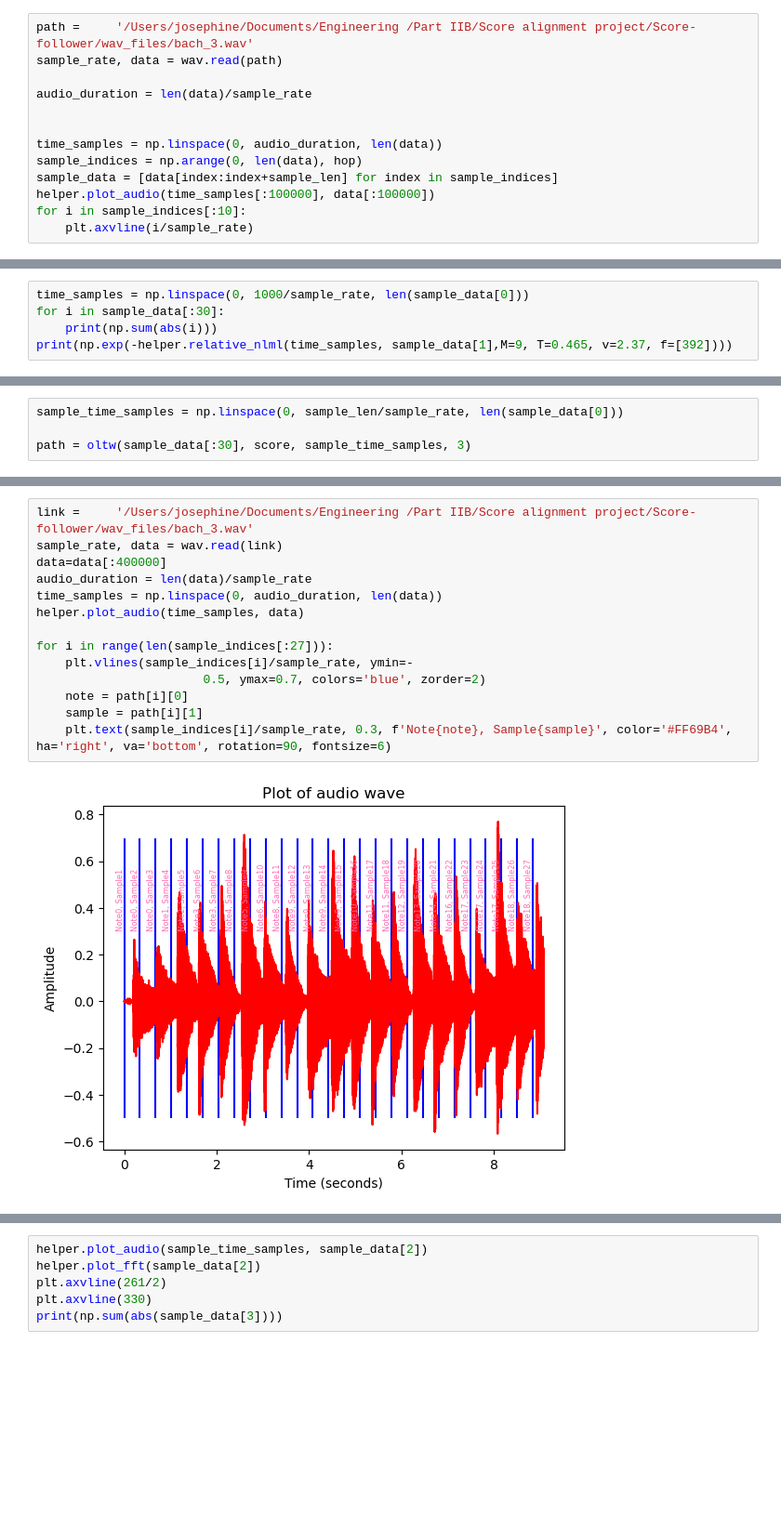
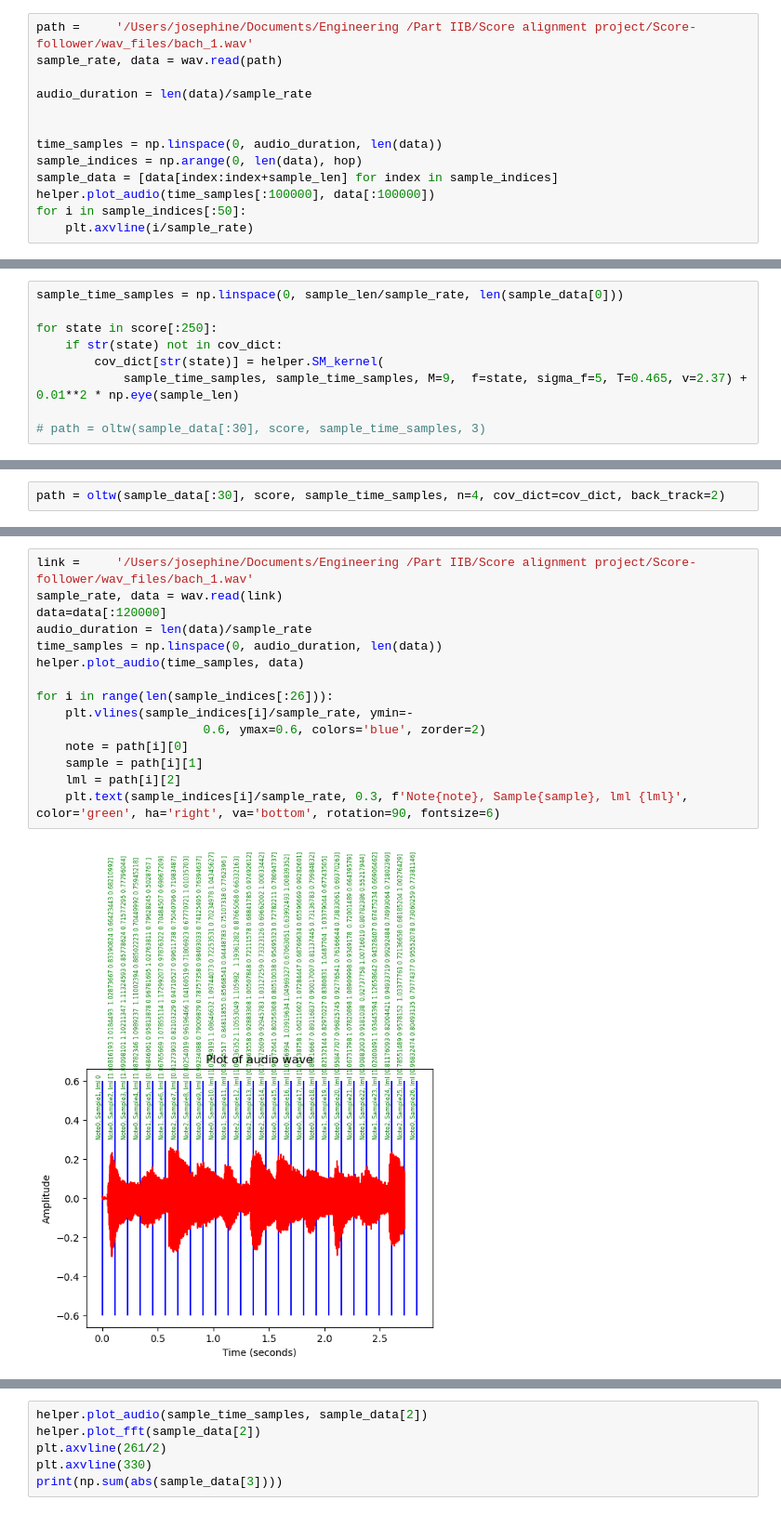
Before and after one commit to josephinecowley/Score-follower, a Jupyter notebook: GP_models/no_onset_detection.ipynb, the cells around one changed output, grey strips where cells are left out. Shown at 93% size. Drawn from its saved outputs; the diff is of its cells as text; blank space fills up the shorter version.

Commit message:
feat: added back_track fixes

```diff
--- a/GP_models/no_onset_detection.ipynb
+++ b/GP_models/no_onset_detection.ipynb
@@ -27,5 +30,5 @@ sample_len = 1000
 # %%
-path =     '/Users/josephine/Documents/Engineering /Part IIB/Score alignment project/Score-follower/wav_files/bach_3.wav'
+path =     '/Users/josephine/Documents/Engineering /Part IIB/Score alignment project/Score-follower/wav_files/bach_1.wav'
 sample_rate, data = wav.read(path)
 
 audio_duration = len(data)/sample_rate
@@ -35,6 +38,6 @@ time_samples = np.linspace(0, audio_duration, len(data))
 sample_indices = np.arange(0, len(data), hop)
 sample_data = [data[index:index+sample_len] for index in sample_indices]
 helper.plot_audio(time_samples[:100000], data[:100000])
-for i in sample_indices[:10]:
+for i in sample_indices[:50]:
     plt.axvline(i/sample_rate)
 # %% [output]
@@ -42,5 +44,0 @@ for i in sample_indices[:10]:
-# %%
-time_samples = np.linspace(0, 1000/sample_rate, len(sample_data[0]))
-for i in sample_data[:30]:
-    print(np.sum(abs(i)))
-print(np.exp(-helper.relative_nlml(time_samples, sample_data[1],M=9, T=0.465, v=2.37, f=[392])))
@@ -89,4 +74,9 @@ def oltw(sample_data: list, score: list, time_samples: np.ndarray, n: int, pedal
 # %%
 sample_time_samples = np.linspace(0, sample_len/sample_rate, len(sample_data[0]))
 
-path = oltw(sample_data[:30], score, sample_time_samples, 3)
+for state in score[:250]:
+    if str(state) not in cov_dict:
+        cov_dict[str(state)] = helper.SM_kernel(
+            sample_time_samples, sample_time_samples, M=9,  f=state, sigma_f=5, T=0.465, v=2.37) + 0.01**2 * np.eye(sample_len)
+
+# path = oltw(sample_data[:30], score, sample_time_samples, 3)
@@ -94,0 +91,2 @@ here
+# %%
+path = oltw(sample_data[:30], score, sample_time_samples, n=4, cov_dict=cov_dict, back_track=2)
@@ -99,16 +99,17 @@ print(path)
 # %%
-link =     '/Users/josephine/Documents/Engineering /Part IIB/Score alignment project/Score-follower/wav_files/bach_3.wav'
+link =     '/Users/josephine/Documents/Engineering /Part IIB/Score alignment project/Score-follower/wav_files/bach_1.wav'
 sample_rate, data = wav.read(link)
-data=data[:400000]
+data=data[:120000]
 audio_duration = len(data)/sample_rate
 time_samples = np.linspace(0, audio_duration, len(data))
 helper.plot_audio(time_samples, data)
 
-for i in range(len(sample_indices[:27])):
+for i in range(len(sample_indices[:26])):
     plt.vlines(sample_indices[i]/sample_rate, ymin=-
-                       0.5, ymax=0.7, colors='blue', zorder=2)
+                       0.6, ymax=0.6, colors='blue', zorder=2)
     note = path[i][0]
     sample = path[i][1]
-    plt.text(sample_indices[i]/sample_rate, 0.3, f'Note{note}, Sample{sample}', color='#FF69B4', ha='right', va='bottom', rotation=90, fontsize=6)
+    lml = path[i][2]
+    plt.text(sample_indices[i]/sample_rate, 0.3, f'Note{note}, Sample{sample}, lml {lml}', color='green', ha='right', va='bottom', rotation=90, fontsize=6)
 # %% [output]
-[figure, old version]
+[figure, new version]
```
Also changed, not shown: parts of 17 cells of this notebook.
